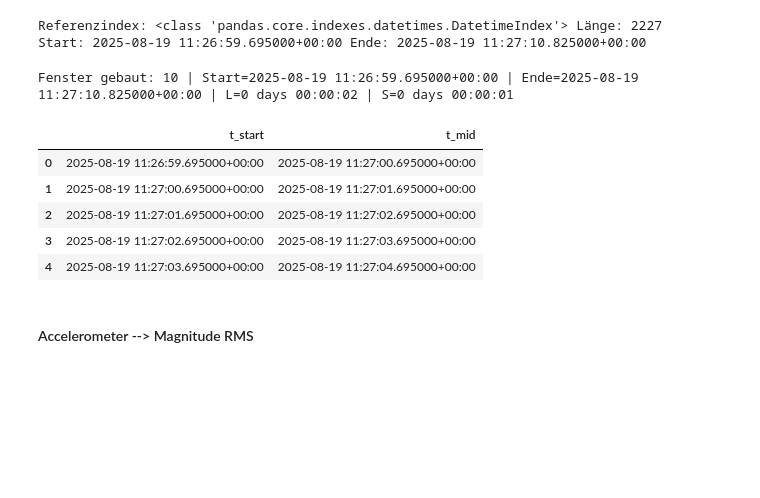
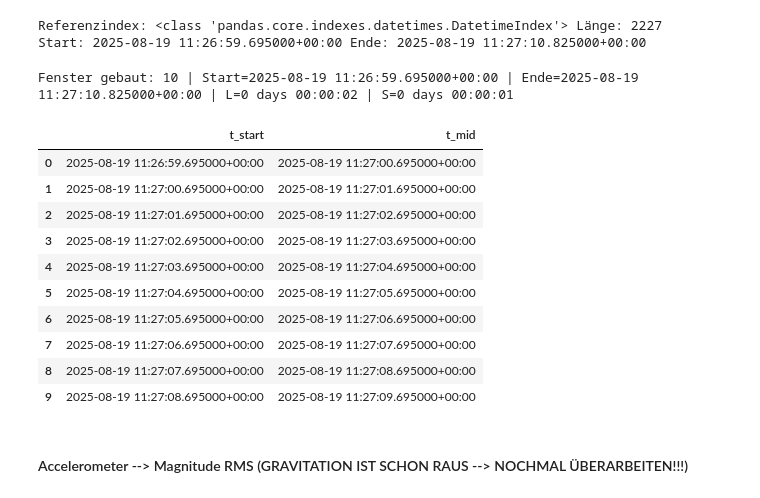
Before and after one commit to g0ld3ner/Untergrundklassifizierung, a Jupyter notebook: TEST_json_einlesen.ipynb, the cells around one changed output. Cells and saved outputs as stored; diff of their text form; code cells hidden in the pictures; blank space fills up the shorter version.

```diff
--- a/TEST_json_einlesen.ipynb
+++ b/TEST_json_einlesen.ipynb
@@ -192,0 +202,4 @@ Location                      9 Messpunkte         0 NaNs
+# %%
+##### Das sind die ausgewählten Sensoren
+SENSOR_LIST = ["Accelerometer","Gyroscope","GameOrientation","Location"]
+selected_sensors = select_and_check_sensors(sensor_dfs, SENSOR_LIST)
@@ -470,0 +491,26 @@ Location           2227 rows  Start=2025-08-19 11:26:59.695000+00:00  Ende=2025-
+# %%
+def apply_highpass_axes(df: pd.DataFrame, fs=200.0, fc=0.5, order=4, suffix="_hp"):
+    """
+    Minimalversion: Butterworth-Highpass pro Achse (x,y,z).
+    Hängt neue Spalten x_hp, y_hp, z_hp an.
+    """
+    nyq = fs / 2.0
+    Wn = fc / nyq
+    b, a = butter(order, Wn, btype="highpass")
+
+    out = df.copy()
+    for ax in ["x", "y", "z"]:
+        if ax in out.columns:
+            # TODO: später NaN-Handling einbauen
+            # TODO: später prüfen ob Serie lang genug ist
+            s = out[ax].astype(float)
+            s_hp = filtfilt(b, a, s.to_numpy())
+            out[ax + suffix] = s_hp
+        else:
+            out[ax + suffix] = np.nan  # TODO: später schöner handeln
+    return out
+# %%
+sliced_sensors["Accelerometer"] = apply_highpass_axes(sliced_sensors["Accelerometer"])
+sliced_sensors["Gyroscope"] = apply_highpass_axes(sliced_sensors["Gyroscope"])
+sliced_sensors["GameOrientation"] = apply_highpass_axes(sliced_sensors["GameOrientation"])
+sliced_sensors["Location"] = apply_highpass_axes(sliced_sensors["Location"])
@@ -496,27 +617,33 @@ Start: 2025-08-19 11:26:59.695000+00:00 Ende: 2025-08-19 11:27:10.825000+00:00
 # %%
 # --- Anzahl Fenster: n = floor((T - L)/S) + 1  (nur vollständige Fenster) ---
 T = end - start
 n = int(np.floor((T - L) / S)) + 1 if T >= L else 0
 
 # --- Fensterstarts und -mitten (simpel: Mitte = Start + L/2) ---
 if n > 0:
     t_start = start + np.arange(n) * S
     t_mid   = t_start + L/2
     windows = pd.DataFrame({"t_start": t_start, "t_mid": t_mid})
 else:
     windows = pd.DataFrame({"t_start": pd.to_datetime([]), "t_mid": pd.to_datetime([])})
 
 print(f"Fenster gebaut: {len(windows)} | Start={start} | Ende={end} | L={L} | S={S}")
-windows.head()
+
+windows # <---- Zeitfenster als Index für die Features
 # %% [output]
 Fenster gebaut: 10 | Start=2025-08-19 11:26:59.695000+00:00 | Ende=2025-08-19 11:27:10.825000+00:00 | L=0 days 00:00:02 | S=0 days 00:00:01
 |  | t_start | t_mid |
 | 0 | 2025-08-19 11:26:59.695000+00:00 | 2025-08-19 11:27:00.695000+00:00 |
 | 1 | 2025-08-19 11:27:00.695000+00:00 | 2025-08-19 11:27:01.695000+00:00 |
 | 2 | 2025-08-19 11:27:01.695000+00:00 | 2025-08-19 11:27:02.695000+00:00 |
 | 3 | 2025-08-19 11:27:02.695000+00:00 | 2025-08-19 11:27:03.695000+00:00 |
 | 4 | 2025-08-19 11:27:03.695000+00:00 | 2025-08-19 11:27:04.695000+00:00 |
+| 5 | 2025-08-19 11:27:04.695000+00:00 | 2025-08-19 11:27:05.695000+00:00 |
+| 6 | 2025-08-19 11:27:05.695000+00:00 | 2025-08-19 11:27:06.695000+00:00 |
+| 7 | 2025-08-19 11:27:06.695000+00:00 | 2025-08-19 11:27:07.695000+00:00 |
+| 8 | 2025-08-19 11:27:07.695000+00:00 | 2025-08-19 11:27:08.695000+00:00 |
+| 9 | 2025-08-19 11:27:08.695000+00:00 | 2025-08-19 11:27:09.695000+00:00 |
 # %% [markdown]
-#### Accelerometer --> Magnitude RMS
+#### Accelerometer --> Magnitude RMS (GRAVITATION IST SCHON RAUS --> NOCHMAL ÜBERARBEITEN!!!)
 # %%
 sensor_name = "Accelerometer"
```
Also changed, not shown: parts of 14 cells of this notebook, 21 other files.
